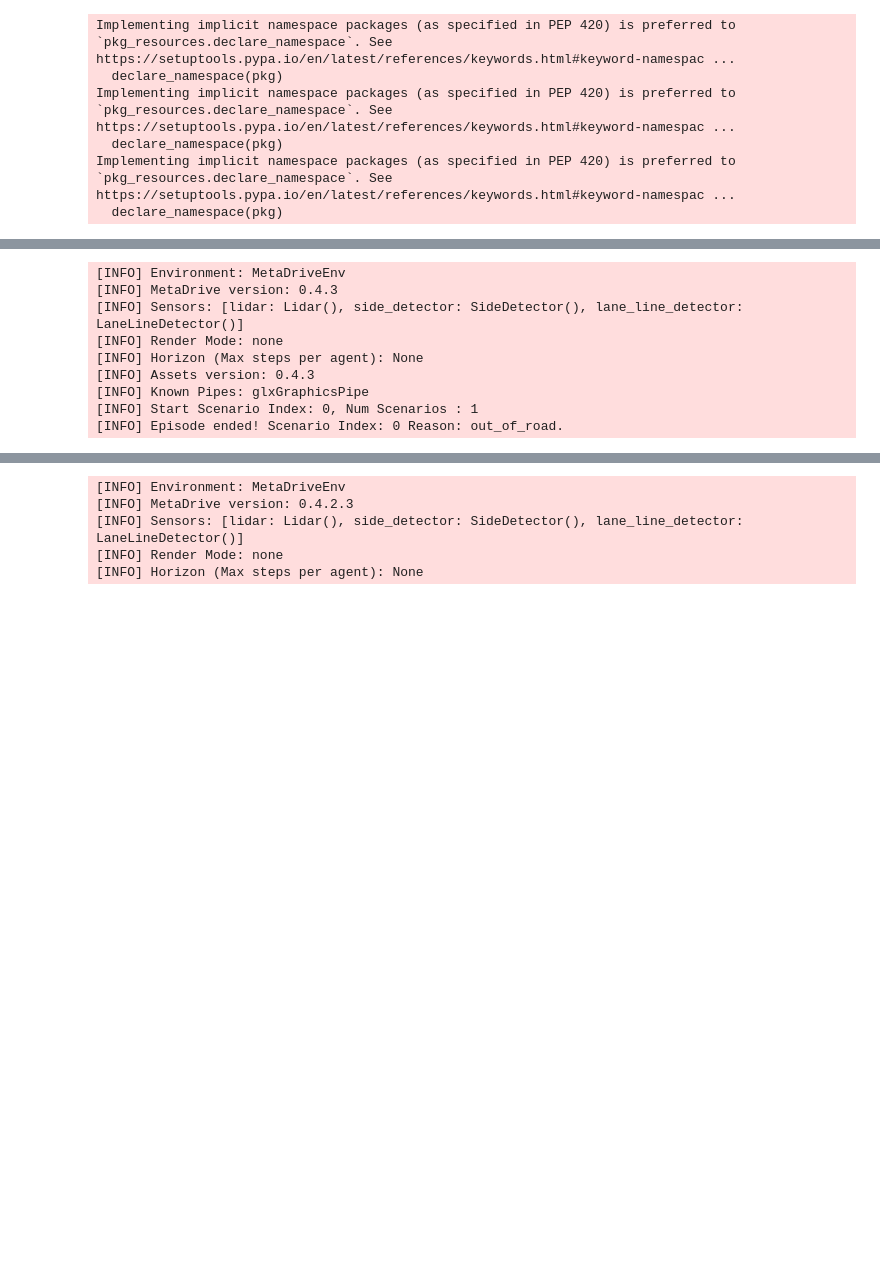
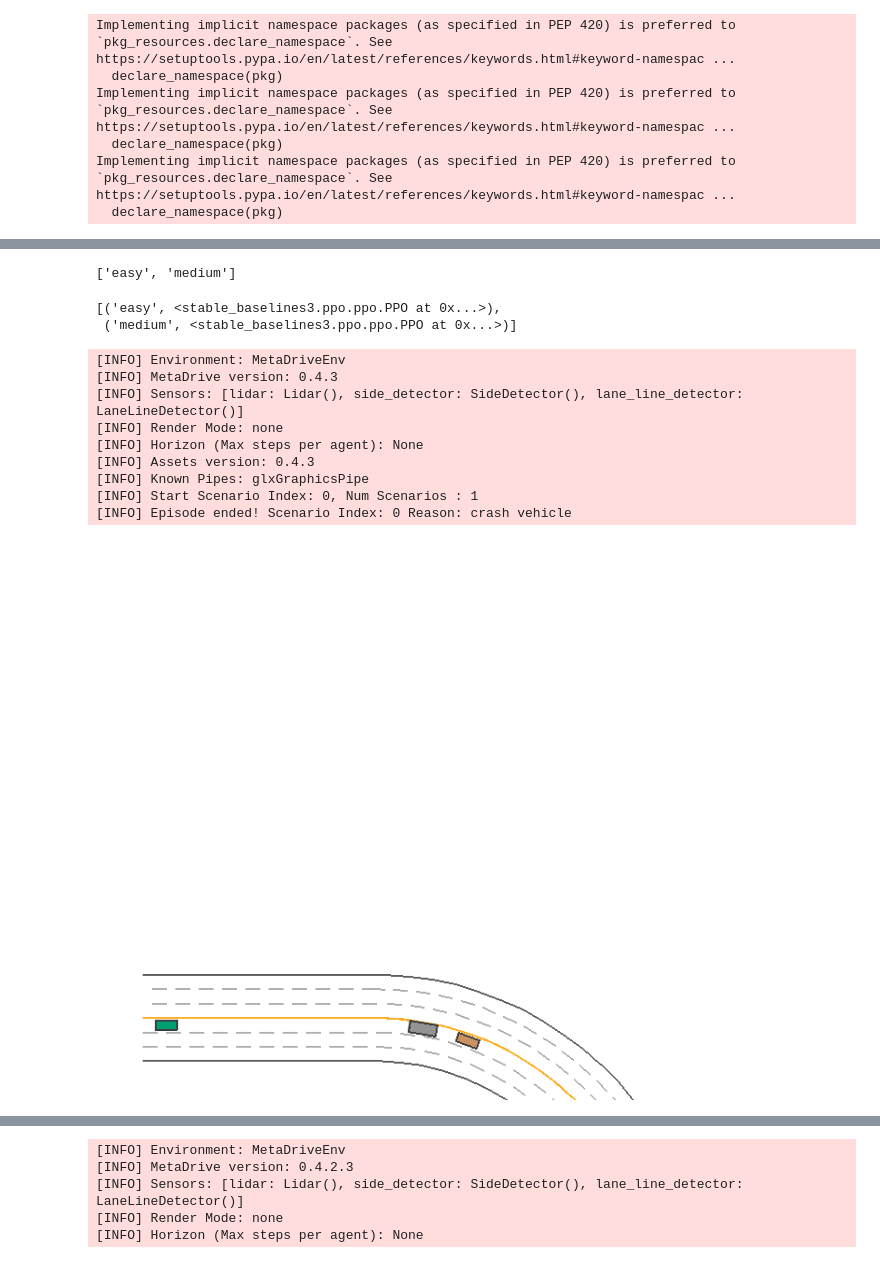
Before and after one commit to michellechang77/rl-final-project, a Jupyter notebook: RL_Final_Proj_Experiments.ipynb, the cells around one changed output, grey strips where cells are left out. Saved outputs shown, nothing was run; the diff lists cells and outputs as text; code cells hidden in the pictures; blank space fills up the shorter version.

```diff
--- a/RL_Final_Proj_Experiments.ipynb
+++ b/RL_Final_Proj_Experiments.ipynb
@@ -104,7 +112,7 @@ def create_environment(difficulty, render=False, monitor=True):
 def train_agent_with_transfer(env, timesteps=1000, model=None):
     logger = PerformanceLogger()
     if model is None:
-        model = PPO("MlpPolicy", env, verbose=2, n_steps=32) #changing n_step param significantly changes reward results, should play ard with this
+        model = PPO("MlpPolicy", env, verbose=2, n_steps=4096) #changing n_step param significantly changes reward results, should play ard with this
     else:
         print("Continuing training with transfer learning...")
     logger.reset()  # Reset logger for the new training phase
@@ -174,7 +182,7 @@ def curriculum_experiment_with_transfer(difficulty_order, timesteps_per_difficul
     return results, models
 # %%
 # Run the curriculum experiments
-difficulty_order = ["easy", "medium", "hard"]
+difficulty_order = ["easy", ]#"medium"#, "hard"]
 
 # Experiment without transfer learning
 # print("Running Curriculum Experiment WITHOUT Transfer Learning...")
@@ -308,0 +451,2 @@ Wrapping the env in a DummyVecEnv.
+# %%
+results, models = curriculum_experiment_no_transfer(difficulty_order, timesteps_per_difficulty=200_000)
@@ -309,32 +590,47 @@ Wrapping the env in a DummyVecEnv.
+# %%
+difficulty_order
+# %% [output]
+['easy', 'medium']
+# %%
+models
+# %% [output]
+[('easy', <stable_baselines3.ppo.ppo.PPO at 0x...>),
+ ('medium', <stable_baselines3.ppo.ppo.PPO at 0x...>)]
 # %%
-model = models[2][1]
+model = models[1][1]
 # %%
 env = create_environment('medium', render=False, monitor=False)
 obs, _ = env.reset()
 try:
-    for i in range(1000):
+    for i in range(1_000):
         action, _states = model.predict(obs, deterministic=True)
         obs, reward, done, _, info = env.step(action)
         # total_reward += reward
         ret = env.render(mode="topdown",
                          screen_record=True,
                          window=False,
                          screen_size=(600, 600),
                          camera_position=(50, 50))
         if done:
             # print("episode_reward", total_reward)
             break
 
     env.top_down_renderer.generate_gif()
 finally:
     env.close()
+# prompt: load demo.gif and display it
+
+from IPython.display import Image
+
+Image(filename='demo.gif')
 # %% [output]
 [INFO] Environment: MetaDriveEnv
 [INFO] MetaDrive version: 0.4.3
 [INFO] Sensors: [lidar: Lidar(), side_detector: SideDetector(), lane_line_detector: LaneLineDetector()]
 [INFO] Render Mode: none
 [INFO] Horizon (Max steps per agent): None
 [INFO] Assets version: 0.4.3
 [INFO] Known Pipes: glxGraphicsPipe
 [INFO] Start Scenario Index: 0, Num Scenarios : 1
-[INFO] Episode ended! Scenario Index: 0 Reason: out_of_road.
+[INFO] Episode ended! Scenario Index: 0 Reason: crash vehicle
+[figure, added]
```
Also changed, not shown: parts of 5 cells of this notebook, 2 other files.
